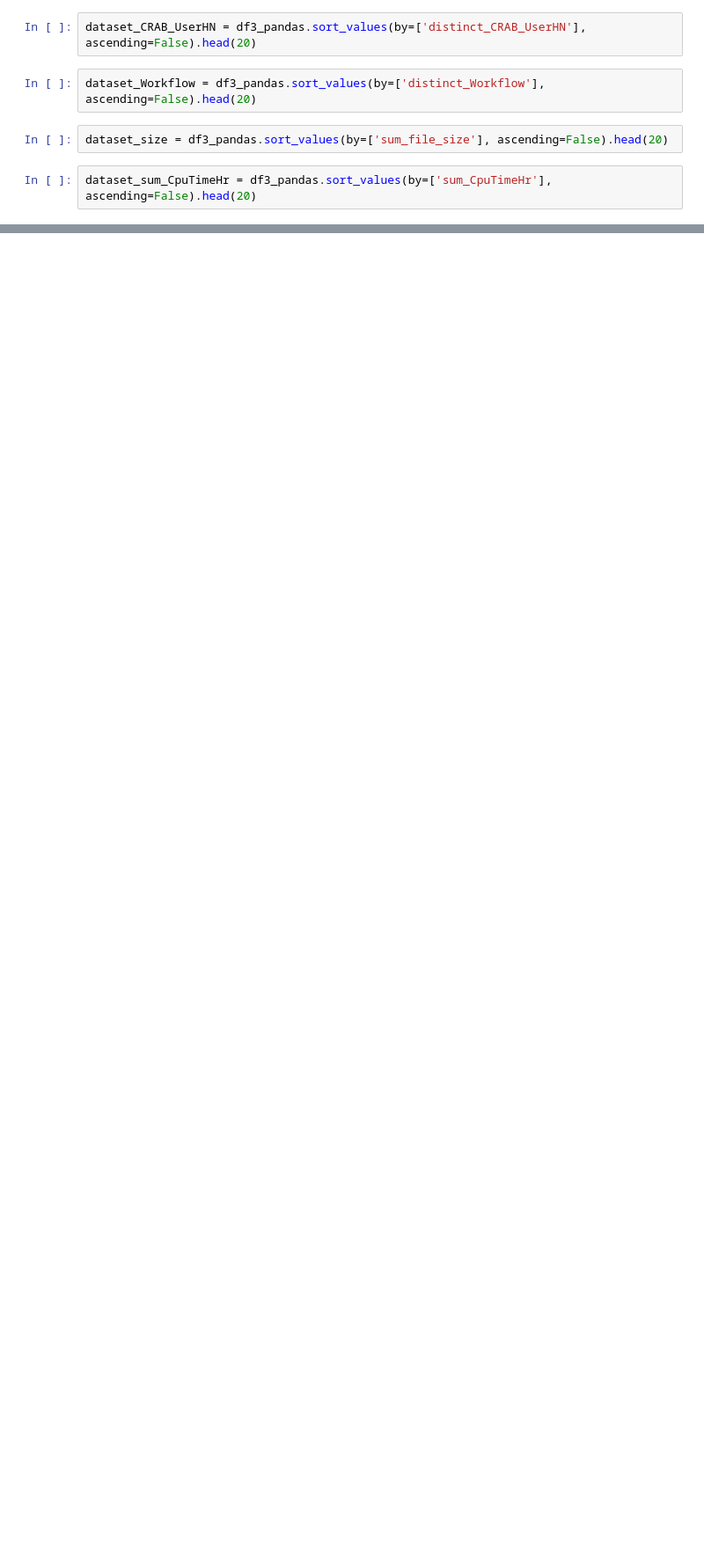
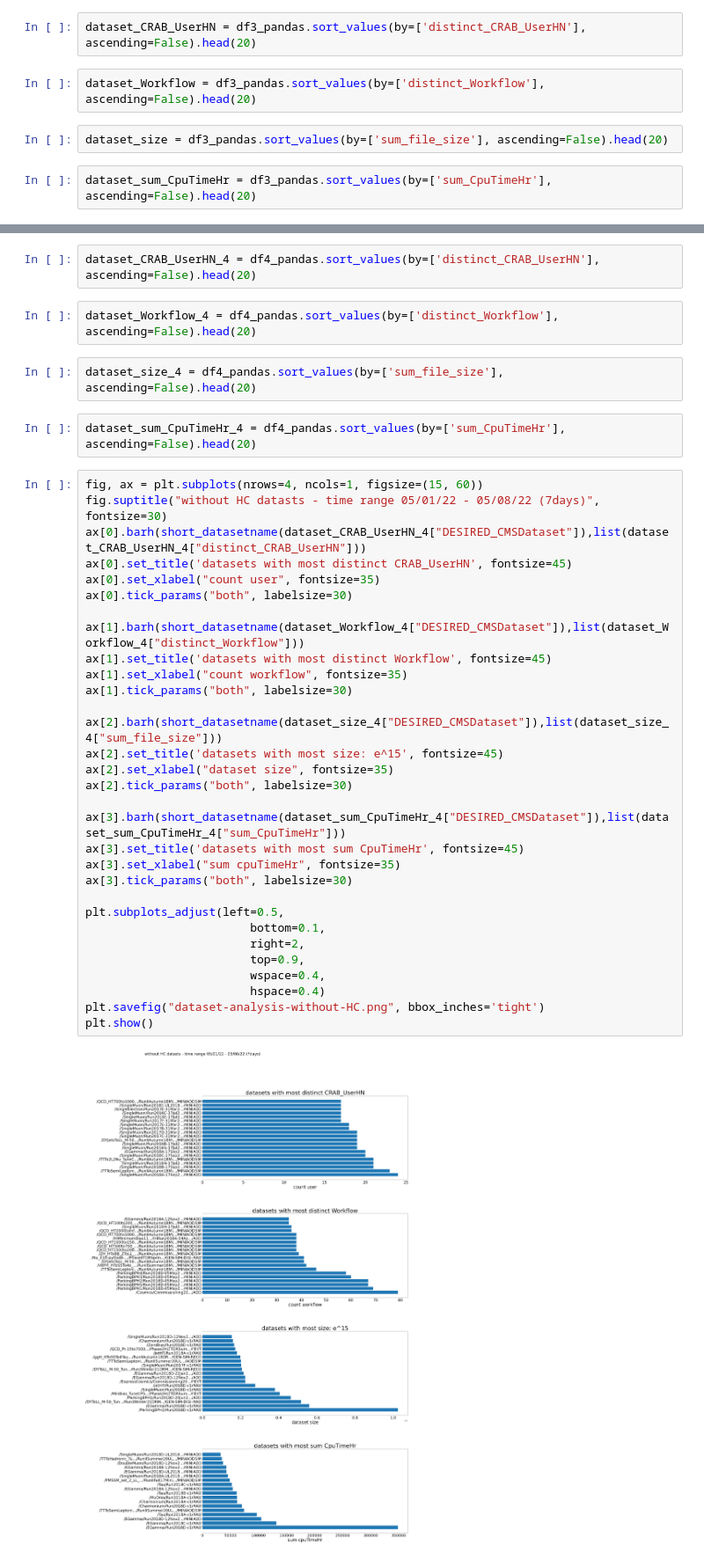
Before and after one commit to nphumekham/cern-crab-data-analysis, a Jupyter notebook: crab_data_analysis_doc/top_used_CMS_dataset.ipynb, the cells around one changed output, grey strips where cells are left out. Shown at 88% size. Saved outputs shown, nothing was run; the diff lists cells and outputs as text; blank space fills up the shorter version.

```diff
--- a/crab_data_analysis_doc/top_used_CMS_dataset.ipynb
+++ b/crab_data_analysis_doc/top_used_CMS_dataset.ipynb
@@ -337,0 +304,41 @@ list(dataset_sum_CpuTimeHr["DESIRED_CMSDataset"])
+# %%
+dataset_CRAB_UserHN_4 = df4_pandas.sort_values(by=['distinct_CRAB_UserHN'], ascending=False).head(20)
+# %%
+dataset_Workflow_4 = df4_pandas.sort_values(by=['distinct_Workflow'], ascending=False).head(20)
+# %%
+dataset_size_4 = df4_pandas.sort_values(by=['sum_file_size'], ascending=False).head(20)
+# %%
+dataset_sum_CpuTimeHr_4 = df4_pandas.sort_values(by=['sum_CpuTimeHr'], ascending=False).head(20)
+# %%
+fig, ax = plt.subplots(nrows=4, ncols=1, figsize=(15, 60))
+fig.suptitle("without HC datasts - time range 05/01/22 - 05/08/22 (7days)", fontsize=30)
+ax[0].barh(short_datasetname(dataset_CRAB_UserHN_4["DESIRED_CMSDataset"]),list(dataset_CRAB_UserHN_4["distinct_CRAB_UserHN"]))
+ax[0].set_title('datasets with most distinct CRAB_UserHN', fontsize=45)
+ax[0].set_xlabel("count user", fontsize=35)
+ax[0].tick_params("both", labelsize=30)
+
+ax[1].barh(short_datasetname(dataset_Workflow_4["DESIRED_CMSDataset"]),list(dataset_Workflow_4["distinct_Workflow"]))
+ax[1].set_title('datasets with most distinct Workflow', fontsize=45)
+ax[1].set_xlabel("count workflow", fontsize=35)
+ax[1].tick_params("both", labelsize=30)
+
+ax[2].barh(short_datasetname(dataset_size_4["DESIRED_CMSDataset"]),list(dataset_size_4["sum_file_size"]))
+ax[2].set_title('datasets with most size: e^15', fontsize=45)
+ax[2].set_xlabel("dataset size", fontsize=35)
+ax[2].tick_params("both", labelsize=30)
+
+ax[3].barh(short_datasetname(dataset_sum_CpuTimeHr_4["DESIRED_CMSDataset"]),list(dataset_sum_CpuTimeHr_4["sum_CpuTimeHr"]))
+ax[3].set_title('datasets with most sum CpuTimeHr', fontsize=45)
+ax[3].set_xlabel("sum cpuTimeHr", fontsize=35)
+ax[3].tick_params("both", labelsize=30)
+
+plt.subplots_adjust(left=0.5,
+                        bottom=0.1,
+                        right=2,
+                        top=0.9,
+                        wspace=0.4,
+                        hspace=0.4)
+plt.savefig("dataset-analysis-without-HC.png", bbox_inches='tight')
+plt.show()
+# %% [output]
+[figure, added]
```
Also changed, not shown: parts of 19 cells of this notebook.
